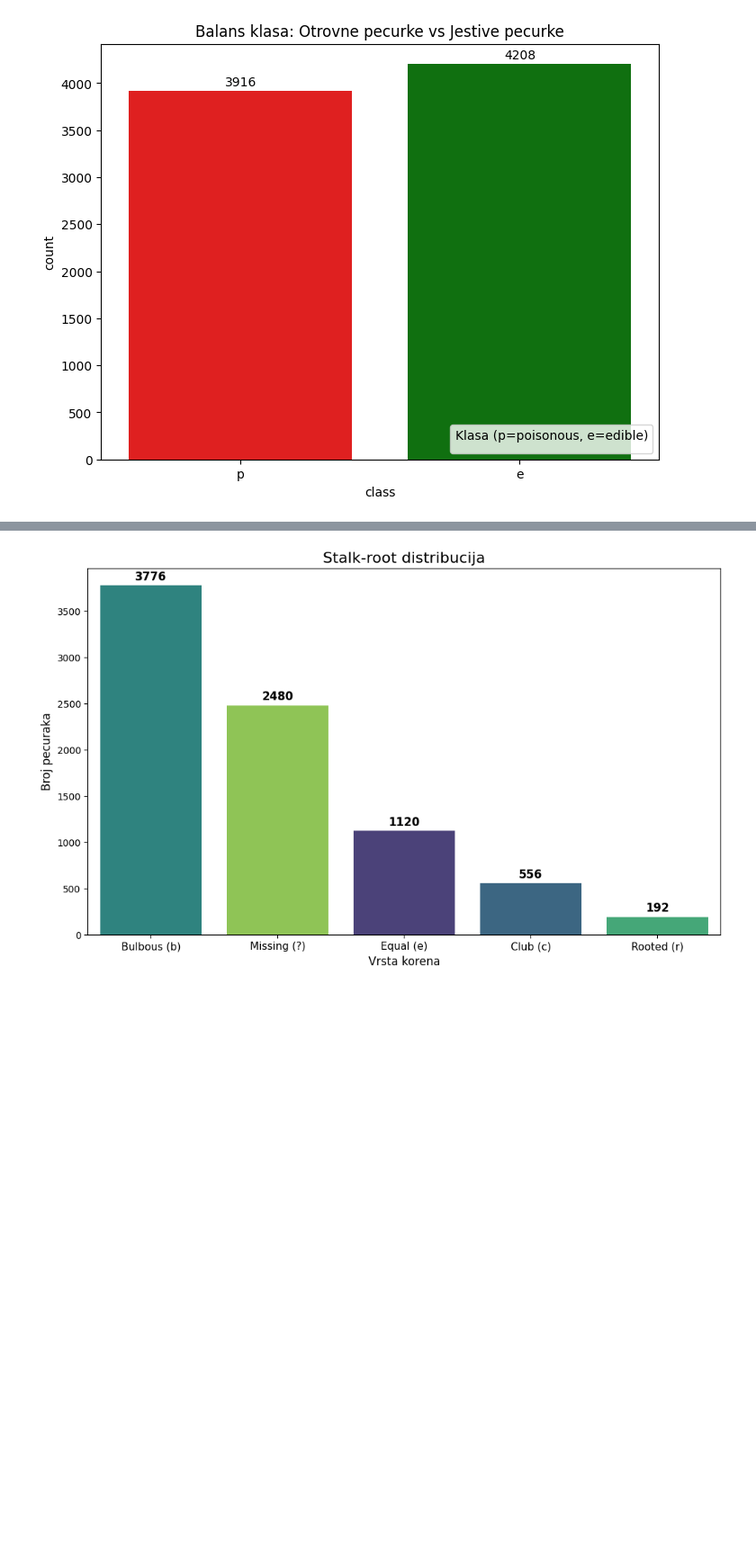
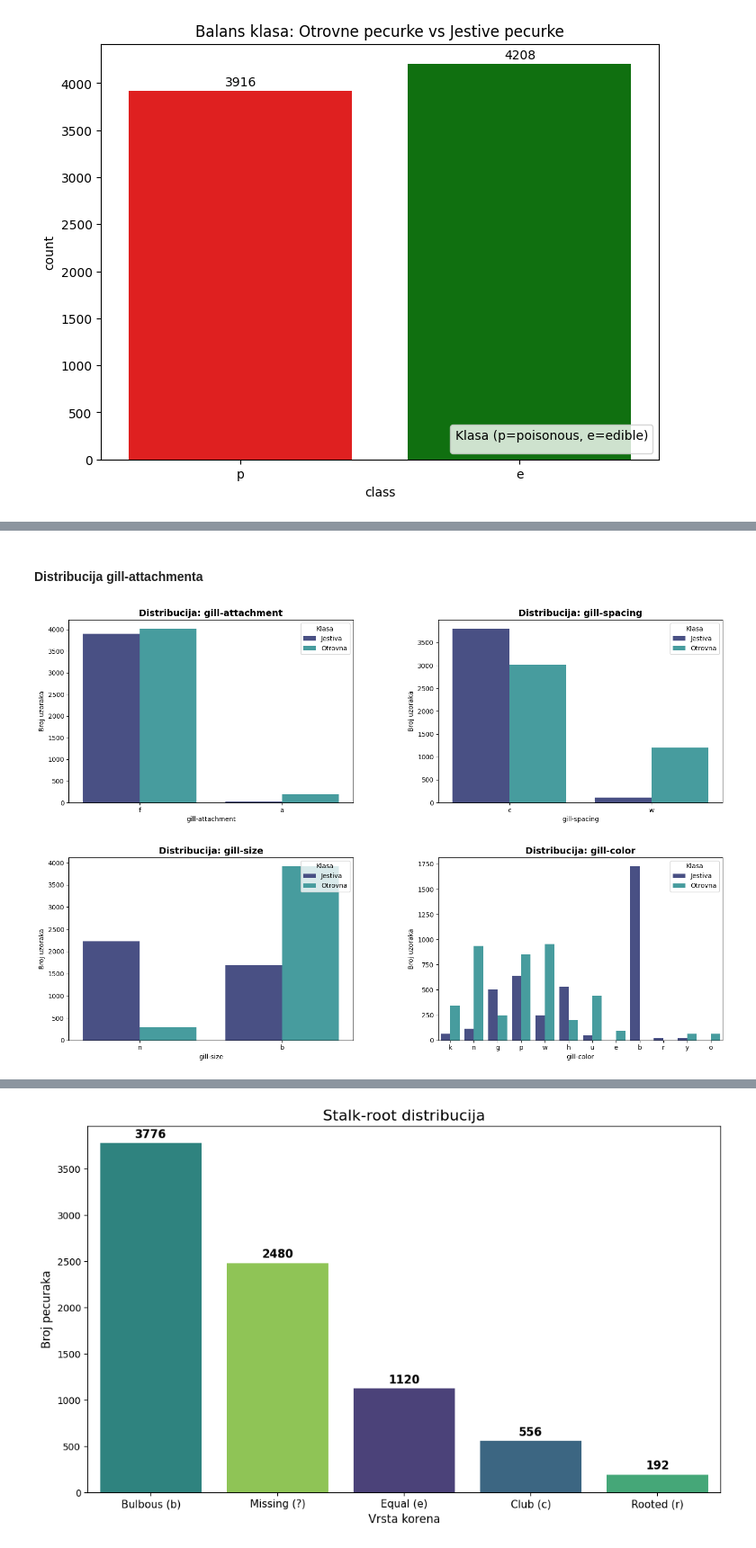
Before and after one commit to alxcek/mas-ai, a Jupyter notebook: machine_learning/01_mushroom_classification/classification.ipynb, the cells around one changed output, grey strips where cells are left out. Shown at 90% size. Cells and saved outputs as stored; diff of their text form; code cells hidden in the pictures; blank space fills up the shorter version.

```diff
--- a/machine_learning/01_mushroom_classification/classification.ipynb
+++ b/machine_learning/01_mushroom_classification/classification.ipynb
@@ -151,0 +188,23 @@ plt.show()
+# %% [markdown]
+#### Distribucija gill-attachmenta
+# %%
+features = ['gill-attachment', 'gill-spacing', 'gill-size', 'gill-color']
+
+fig, axes = plt.subplots(nrows=2, ncols=2, figsize=(15, 10))
+
+axes = axes.flatten()
+
+for i, col in enumerate(features):
+    sns.countplot(x=col, hue='class', data=df, palette='mako', ax=axes[i])
+
+    axes[i].set_title(f'Distribucija: {col}', fontsize=14, fontweight='bold')
+    axes[i].set_xlabel(col)
+    axes[i].set_ylabel('Broj uzoraka')
+    axes[i].legend(title='Klasa', labels=['Jestiva', 'Otrovna'], loc='upper right')
+
+
+plt.tight_layout()
+plt.subplots_adjust(wspace=0.3, hspace=0.3)
+plt.show()
+# %% [output]
+[figure, new version]
```
Also changed, not shown: parts of 23 cells of this notebook.
